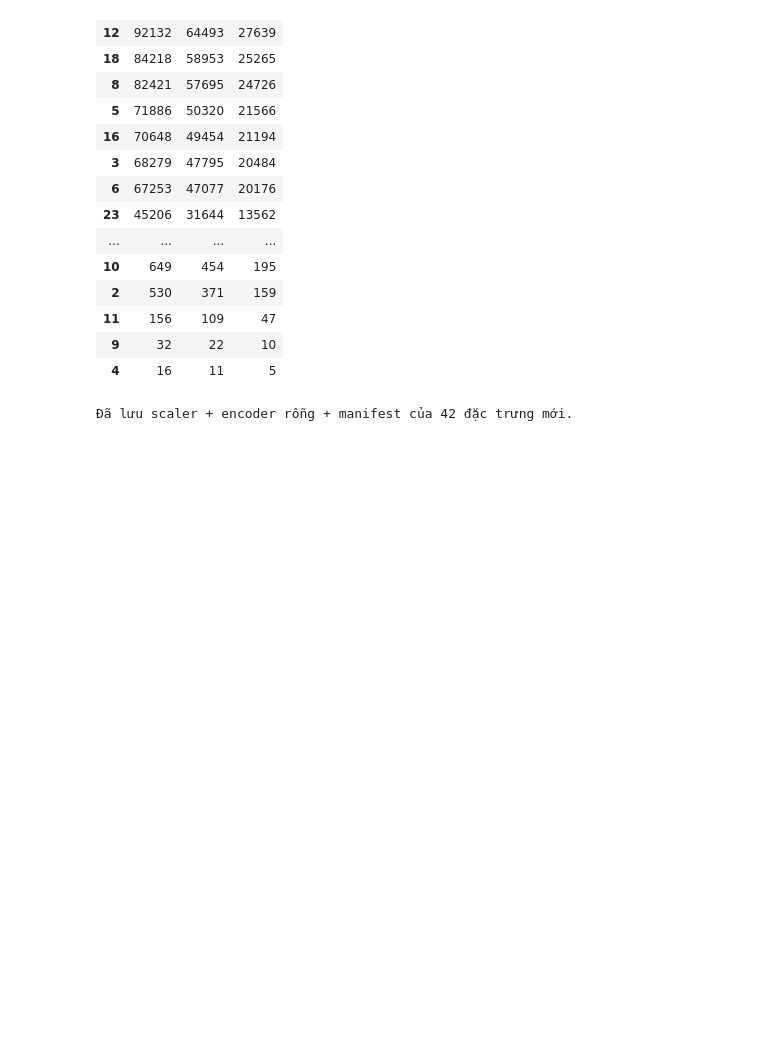
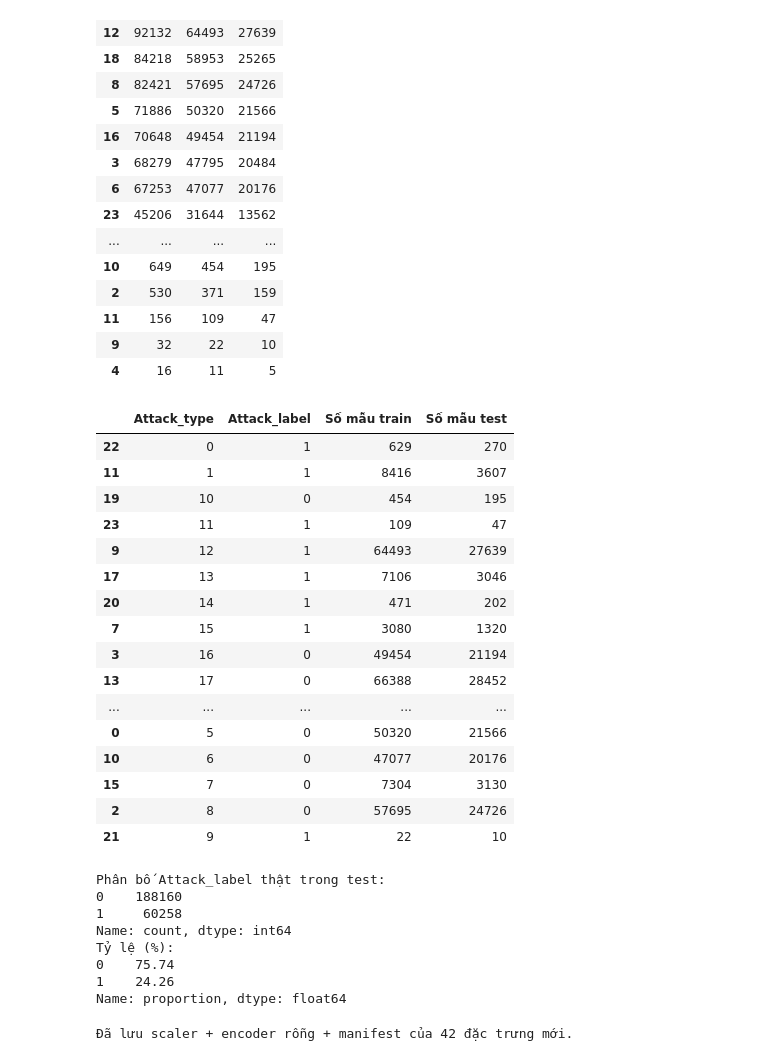
Before and after one commit to hauhauhau2006/IOT, a Jupyter notebook: model_training.ipynb, the cells around one changed output. Cells and saved outputs as stored; diff of their text form; code cells hidden in the pictures; blank space fills up the shorter version.

```diff
--- a/model_training.ipynb
+++ b/model_training.ipynb
@@ -162,6 +162,50 @@ Train: (579642, 42) Test: (248418, 42) Lớp: 24
 | 11 | 156 | 109 | 47 |
 | 9 | 32 | 22 | 10 |
 | 4 | 16 | 11 | 5 |
+# %%
+mapping_table = pd.DataFrame([
+    {
+        "Attack_type": code,
+        "Attack_label": label,
+        "Số mẫu train": int((y_train == code).sum()),
+        "Số mẫu test": int((y_test == code).sum())
+    }
+    for code, label in attack_label_by_class.items()
+])
+
+display(mapping_table.sort_values("Attack_type"))
+
+test_binary = pd.Series(y_test).map(attack_label_by_class)
+print("Phân bố Attack_label thật trong test:")
+print(test_binary.value_counts())
+print("Tỷ lệ (%):")
+print(test_binary.value_counts(normalize=True).mul(100).round(2))
+# %% [output]
+|  | Attack_type | Attack_label | Số mẫu train | Số mẫu test |
+| 22 | 0 | 1 | 629 | 270 |
+| 11 | 1 | 1 | 8416 | 3607 |
+| 19 | 10 | 0 | 454 | 195 |
+| 23 | 11 | 1 | 109 | 47 |
+| 9 | 12 | 1 | 64493 | 27639 |
+| 17 | 13 | 1 | 7106 | 3046 |
+| 20 | 14 | 1 | 471 | 202 |
+| 7 | 15 | 1 | 3080 | 1320 |
+| 3 | 16 | 0 | 49454 | 21194 |
+| 13 | 17 | 0 | 66388 | 28452 |
+| ... | ... | ... | ... | ... |
+| 0 | 5 | 0 | 50320 | 21566 |
+| 10 | 6 | 0 | 47077 | 20176 |
+| 15 | 7 | 0 | 7304 | 3130 |
+| 2 | 8 | 0 | 57695 | 24726 |
+| 21 | 9 | 1 | 22 | 10 |
+Phân bố Attack_label thật trong test:
+0    188160
+1     60258
+Name: count, dtype: int64
+Tỷ lệ (%):
+0    75.74
+1    24.26
+Name: proportion, dtype: float64
 # %%
 # ĐOẠN 4/7 — Kiểm tra số và scaler chỉ học từ train
 for name, frame in [('train',X_train_raw), ('test',X_test_raw)]:
```
Also changed, not shown: parts of 1 cell of this notebook.
